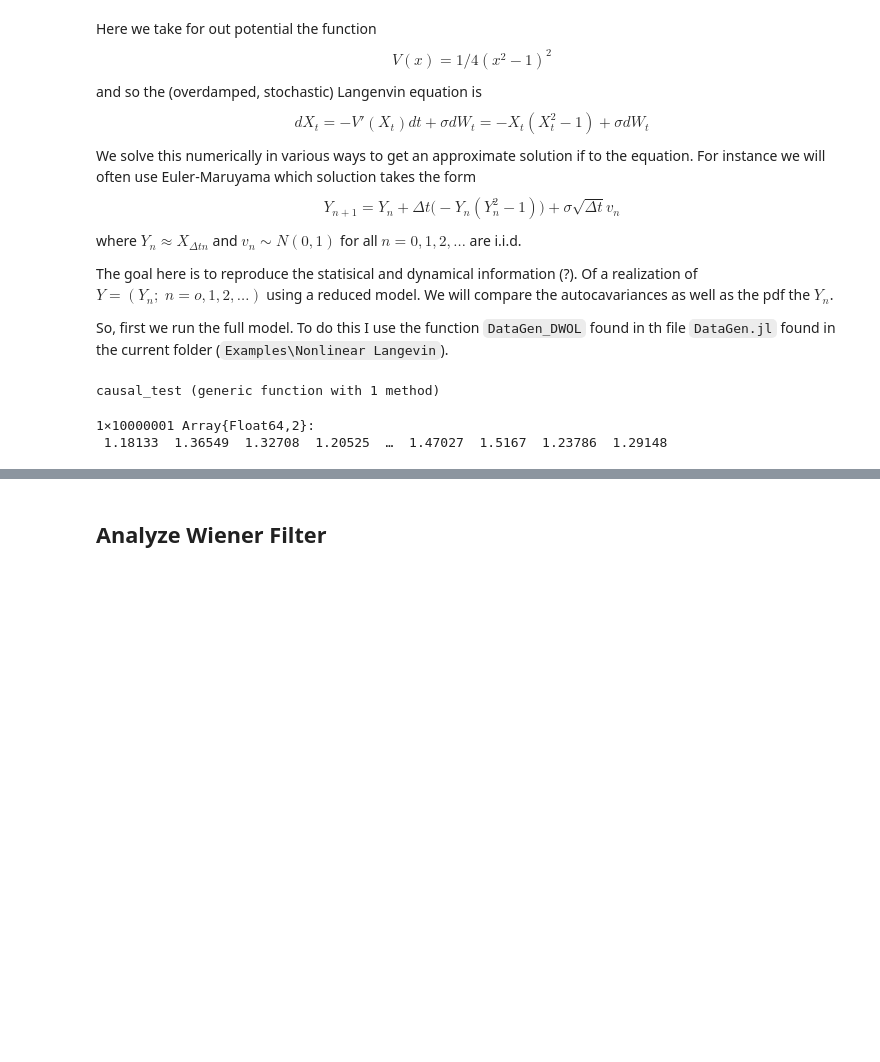
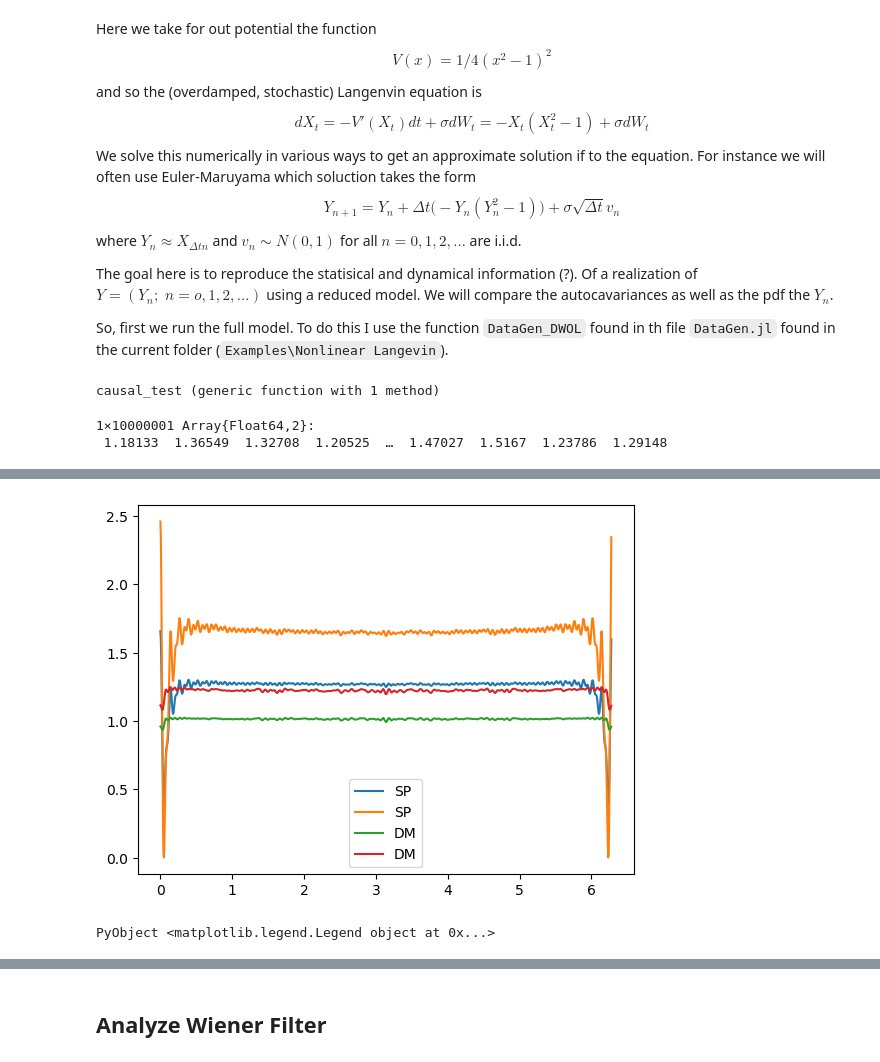
Before and after one commit to JaredMcB/DDRM, a Jupyter notebook: Examples/Testers/Tester DWOL.ipynb, the cells around one changed output, grey strips where cells are left out. Drawn from its saved outputs; the diff is of its cells as text; code cells hidden in the pictures; blank space fills up the shorter version.

```diff
--- a/Examples/Testers/Tester DWOL.ipynb
+++ b/Examples/Testers/Tester DWOL.ipynb
@@ -67 +140,17 @@ dt
+# %%
+h_wf_sp_pad = cat(h_wf_sp,zeros(1,2,924),dims = 3)
+H_wf_sp = fft(h_wf_sp_pad)
+
+theta = 2π*(0:1023)/1024
+plot(theta,H_wf_sp[1,:,:]',label = "SP")
+
+h_wf_dm_pad = cat(h_wf_dm,zeros(1,2,924),dims = 3)
+H_wf_dm = fft(h_wf_dm_pad)
+
+theta = 2π*(0:1023)/1024
+plot(theta,H_wf_dm[1,:,:]',label = "DM")
+legend()
+# %% [output]
+[figure, added]
+PyObject <matplotlib.legend.Legend object at 0x...>
 # %%
```
Also changed, not shown: parts of 15 cells of this notebook.
